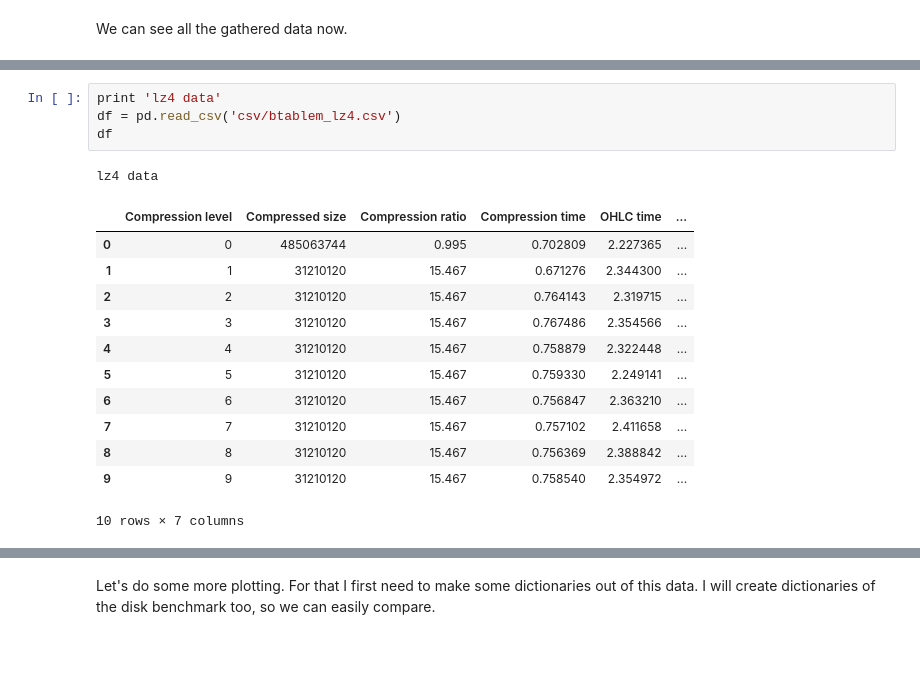
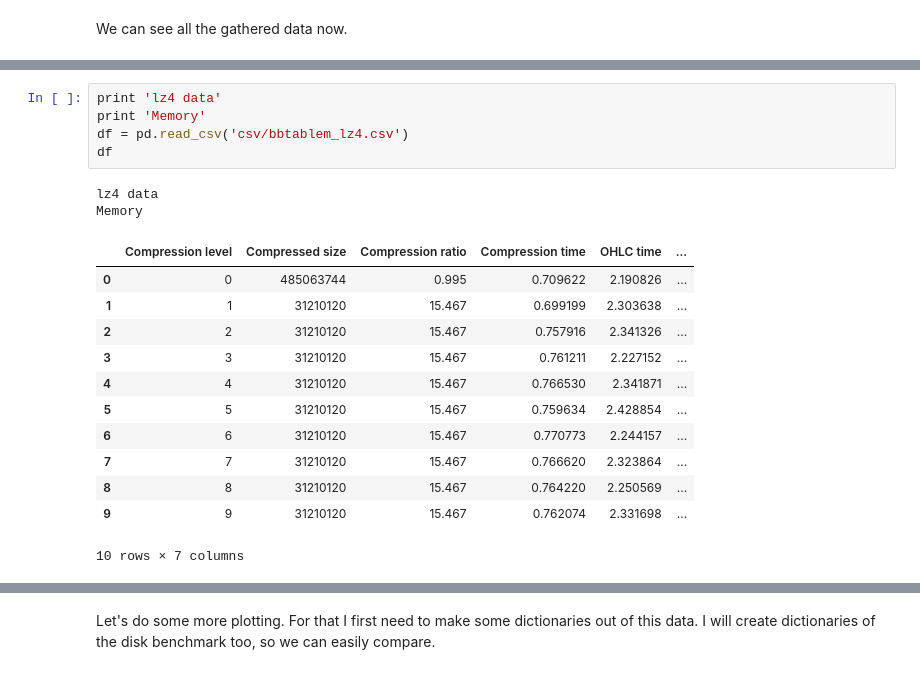
Before and after one commit to pablojimenezmateo/Big-Data, a Jupyter notebook: Disk vs Memory, btable.ipynb, the cells around one changed output, grey strips where cells are left out. Drawn from its saved outputs; the diff is of its cells as text.

```diff
--- a/Disk vs Memory, btable.ipynb
+++ b/Disk vs Memory, btable.ipynb
@@ -169,18 +218,20 @@ blosclz data
 # %%
 print 'lz4 data'
-df = pd.read_csv('csv/btablem_lz4.csv')
+print 'Memory'
+df = pd.read_csv('csv/bbtablem_lz4.csv')
 df
 # %% [output]
 lz4 data
+Memory
 |  | Compression level | Compressed size | Compression ratio | Compression time | OHLC time | ... |
-| 0 | 0 | 485063744 | 0.995 | 0.702809 | 2.227365 | ... |
-| 1 | 1 | 31210120 | 15.467 | 0.671276 | 2.344300 | ... |
-| 2 | 2 | 31210120 | 15.467 | 0.764143 | 2.319715 | ... |
-| 3 | 3 | 31210120 | 15.467 | 0.767486 | 2.354566 | ... |
-| 4 | 4 | 31210120 | 15.467 | 0.758879 | 2.322448 | ... |
-| 5 | 5 | 31210120 | 15.467 | 0.759330 | 2.249141 | ... |
-| 6 | 6 | 31210120 | 15.467 | 0.756847 | 2.363210 | ... |
-| 7 | 7 | 31210120 | 15.467 | 0.757102 | 2.411658 | ... |
-| 8 | 8 | 31210120 | 15.467 | 0.756369 | 2.388842 | ... |
-| 9 | 9 | 31210120 | 15.467 | 0.758540 | 2.354972 | ... |
+| 0 | 0 | 485063744 | 0.995 | 0.709622 | 2.190826 | ... |
+| 1 | 1 | 31210120 | 15.467 | 0.699199 | 2.303638 | ... |
+| 2 | 2 | 31210120 | 15.467 | 0.757916 | 2.341326 | ... |
+| 3 | 3 | 31210120 | 15.467 | 0.761211 | 2.227152 | ... |
+| 4 | 4 | 31210120 | 15.467 | 0.766530 | 2.341871 | ... |
+| 5 | 5 | 31210120 | 15.467 | 0.759634 | 2.428854 | ... |
+| 6 | 6 | 31210120 | 15.467 | 0.770773 | 2.244157 | ... |
+| 7 | 7 | 31210120 | 15.467 | 0.766620 | 2.323864 | ... |
+| 8 | 8 | 31210120 | 15.467 | 0.764220 | 2.250569 | ... |
+| 9 | 9 | 31210120 | 15.467 | 0.762074 | 2.331698 | ... |
 10 rows × 7 columns
```
Also changed, not shown: parts of 31 cells of this notebook, 11 other files.
